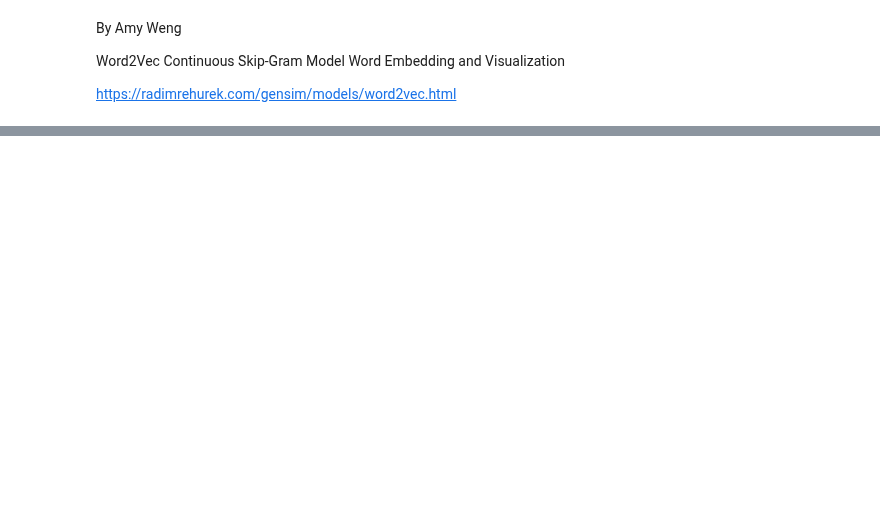
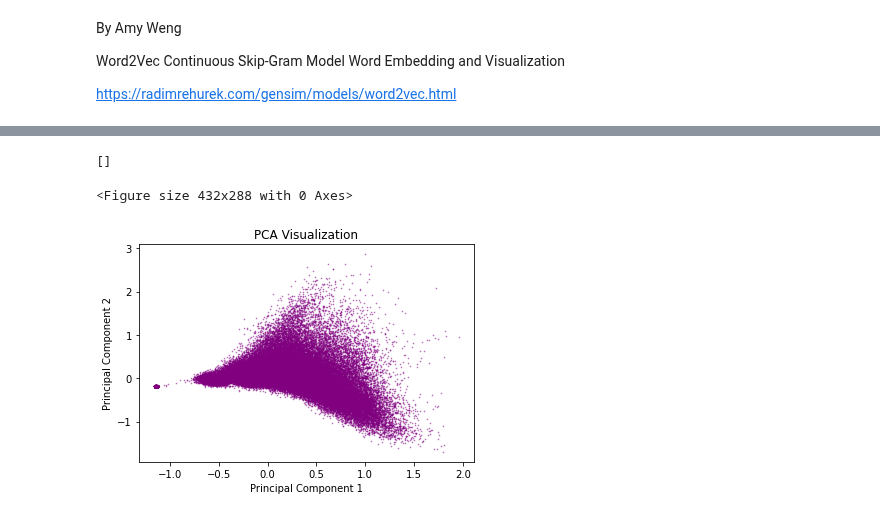
Before and after one commit to hsmith221/ECBC-21-22, a Jupyter notebook: Code_Files/embed.ipynb, the cells around one changed output, grey strips where cells are left out. Saved outputs shown, nothing was run; the diff lists cells and outputs as text; code cells hidden in the pictures; blank space fills up the shorter version.

```diff
--- a/Code_Files/embed.ipynb
+++ b/Code_Files/embed.ipynb
@@ -201,3 +181,52 @@ corruption = 'corruption|corrupt|corrupted|corruptions|corrupting'
 corrupt = corruption.split('|')
 for w in corrupt:
     similar(publica_eic_monopoly,w,10)
+# %%
+myCSV = '/home/rapiduser/Materials/topic model/publica/eic.csv'
+
+readFile = pd.read_csv(myCSV)
+
+# read text information into a dataframe
+publica_eic = embed(readFile,'publica_eic')
+# %%
+model = publica_eic
+emb_df = (
+    pd.DataFrame(
+        [model.wv.get_vector(str(n)) for n in model.wv.key_to_index],
+        index = model.wv.key_to_index
+    )
+)
+# %%
+import matplotlib.pyplot as plt
+from sklearn.decomposition import PCA
+
+pca = PCA(n_components=2, random_state=7)
+pca_mdl = pca.fit_transform(emb_df)
+
+emb_df_PCA = (
+    pd.DataFrame(
+        pca_mdl,
+        columns=['x','y'],
+        index = emb_df.index
+    )
+)
+
+plt.clf()
+fig = plt.figure(figsize=(6,4))
+
+plt.scatter(
+    x = emb_df_PCA['x'],
+    y = emb_df_PCA['y'],
+    s = 0.4,
+    color = 'purple',
+    alpha = 0.5
+)
+
+plt.xlabel('Principal Component 1')
+plt.ylabel('Principal Component 2')
+plt.title('PCA Visualization')
+plt.plot()
+# %% [output]
+[]
+<Figure size 432x288 with 0 Axes>
+[figure, added]
```
Also changed, not shown: parts of 3 cells of this notebook, 1 other file.
